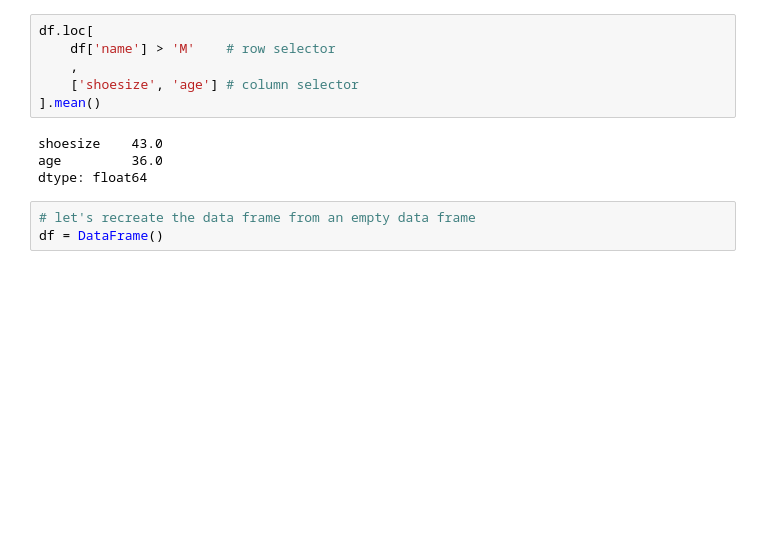
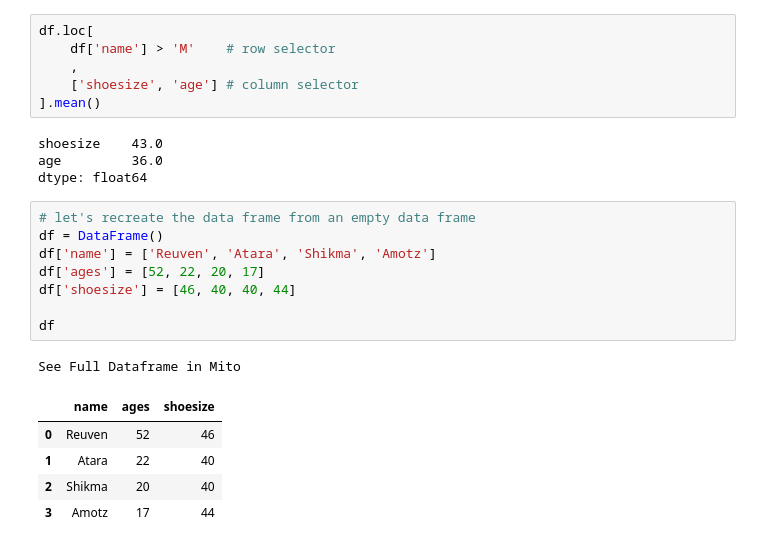
Before and after one commit to reuven/oreilly-2023-05May-data, a Jupyter notebook: data-2023-05May-16.ipynb, the cells around one changed output. Drawn from its saved outputs; the diff is of its cells as text; blank space fills up the shorter version.

```diff
--- a/data-2023-05May-16.ipynb
+++ b/data-2023-05May-16.ipynb
@@ -1845,3 +1845,15 @@ dtype: float64
 # %%
 # let's recreate the data frame from an empty data frame
 df = DataFrame()
+df['name'] = ['Reuven', 'Atara', 'Shikma', 'Amotz']
+df['ages'] = [52, 22, 20, 17]
+df['shoesize'] = [46, 40, 40, 44]
+
+df
+# %% [output]
+See Full Dataframe in Mito
+|  | name | ages | shoesize |
+| 0 | Reuven | 52 | 46 |
+| 1 | Atara | 22 | 40 |
+| 2 | Shikma | 20 | 40 |
+| 3 | Amotz | 17 | 44 |
```
